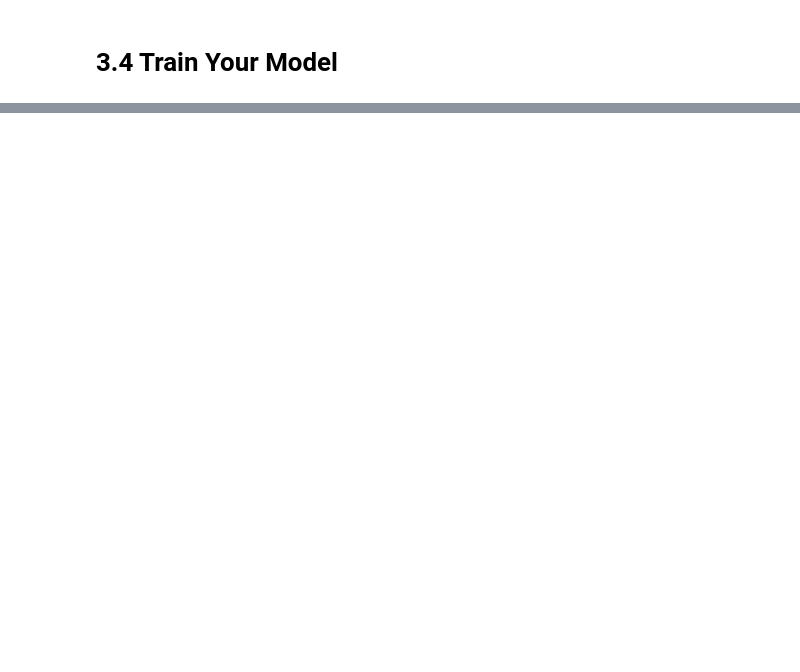
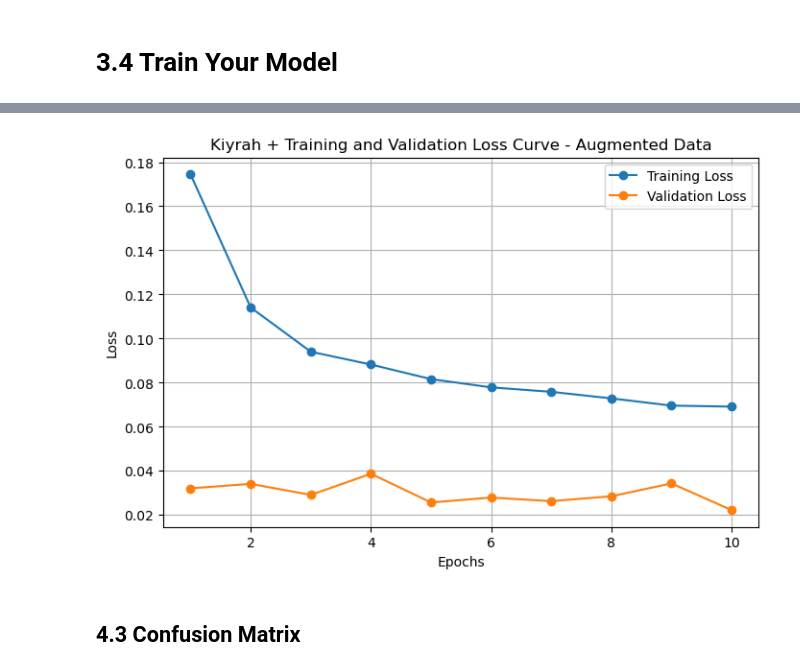
Before and after one commit to KiyrahKeith/CS457_Lab6, a Jupyter notebook: Kiyrah_Keith_Lab6.ipynb, the cells around one changed output, grey strips where cells are left out. Cells and saved outputs as stored; diff of their text form; code cells hidden in the pictures; blank space fills up the shorter version.

```diff
--- a/Kiyrah_Keith_Lab6.ipynb
+++ b/Kiyrah_Keith_Lab6.ipynb
@@ -258,0 +329,20 @@ KeyboardInterrupt:
+# %%
+# Extract metrics from the results dictionary
+train_loss = results_aug["train_loss"]       # Training loss per epoch
+valid_loss = results_aug["valid_loss"]       # Validation loss per epoch
+
+
+# Plot Training and Validation Loss Curve
+plt.figure(figsize=(8, 5))  # Set the figure size
+plt.plot(range(1, len(train_loss) + 1), train_loss, label="Training Loss", marker='o')  # Training loss
+plt.plot(range(1, len(valid_loss) + 1), valid_loss, label="Validation Loss", marker='o')  # Validation loss
+plt.xlabel("Epochs")  # X-axis label
+plt.ylabel("Loss")  # Y-axis label
+plt.title("Kiyrah + Training and Validation Loss Curve - Augmented Data")  # Plot title
+plt.legend()  # Add a legend
+plt.grid()  # Add grid lines for better readability
+plt.show()
+# %% [output]
+[figure, added]
+# %% [markdown]
+## 4.3 Confusion Matrix
```
Also changed, not shown: parts of 23 cells of this notebook, 1 other file.
